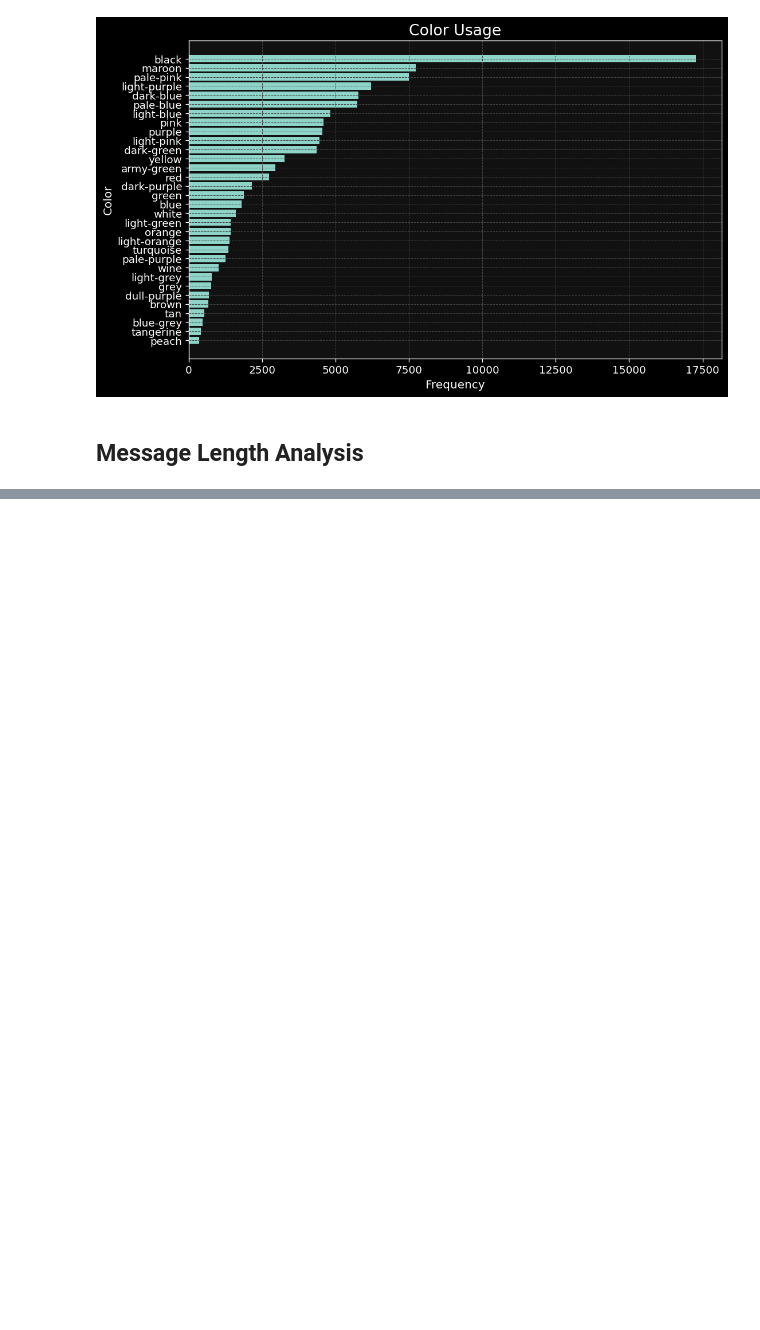
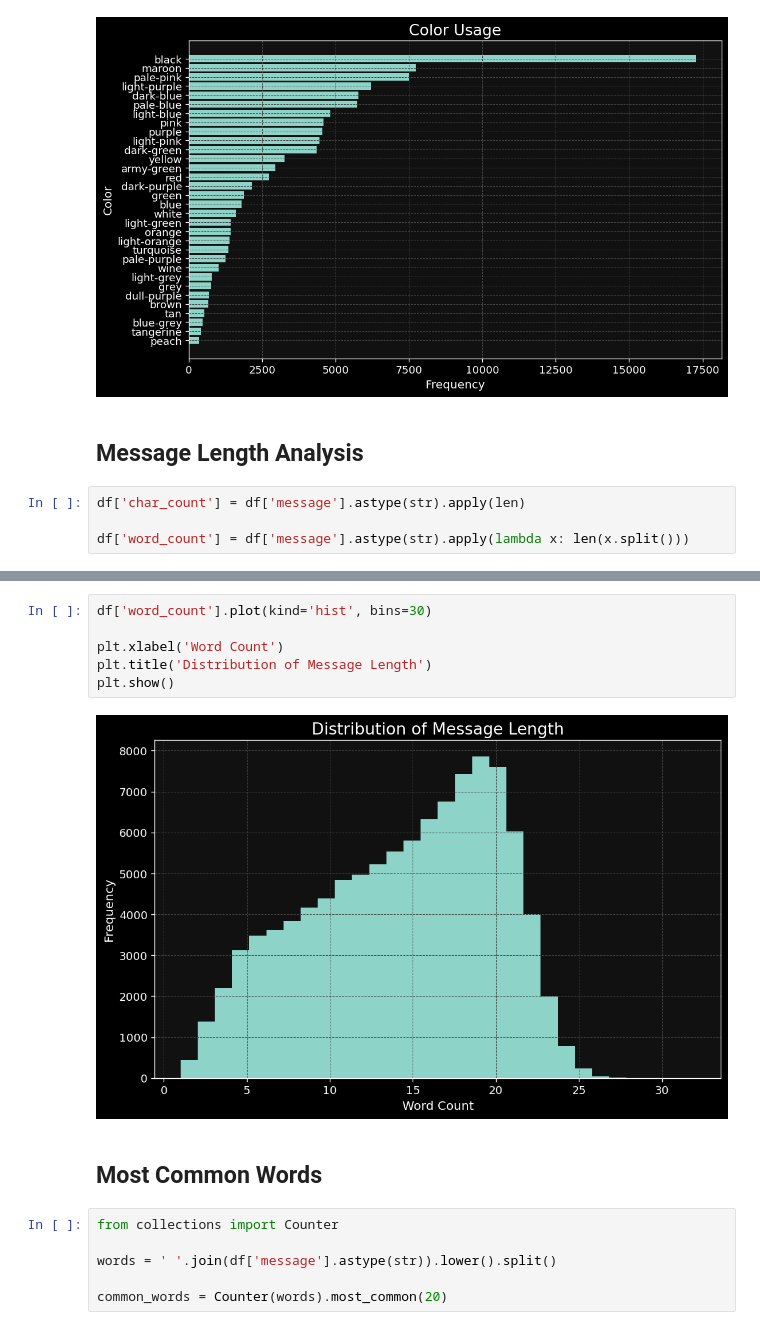
Before and after one commit to 456zamir8/Data_Science_Projects, a Jupyter notebook: Unsent_data/Unsent_project.ipynb, the cells around one changed output, grey strips where cells are left out. Saved outputs shown, nothing was run; the diff lists cells and outputs as text; blank space fills up the shorter version.

```diff
--- a/Unsent_data/Unsent_project.ipynb
+++ b/Unsent_data/Unsent_project.ipynb
@@ -169,3 +169,7 @@ plt.show()
 [figure]
 # %% [markdown]
 ## **Message Length Analysis**
+# %%
+df['char_count'] = df['message'].astype(str).apply(len)
+
+df['word_count'] = df['message'].astype(str).apply(lambda x: len(x.split()))
@@ -171,0 +188,16 @@ plt.show()
+# %%
+df['word_count'].plot(kind='hist', bins=30)
+
+plt.xlabel('Word Count')
+plt.title('Distribution of Message Length')
+plt.show()
+# %% [output]
+[figure, added]
+# %% [markdown]
+## **Most Common Words**
+# %%
+from collections import Counter
+
+words = ' '.join(df['message'].astype(str)).lower().split()
+
+common_words = Counter(words).most_common(20)
```
Also changed, not shown: parts of 3 cells of this notebook.
